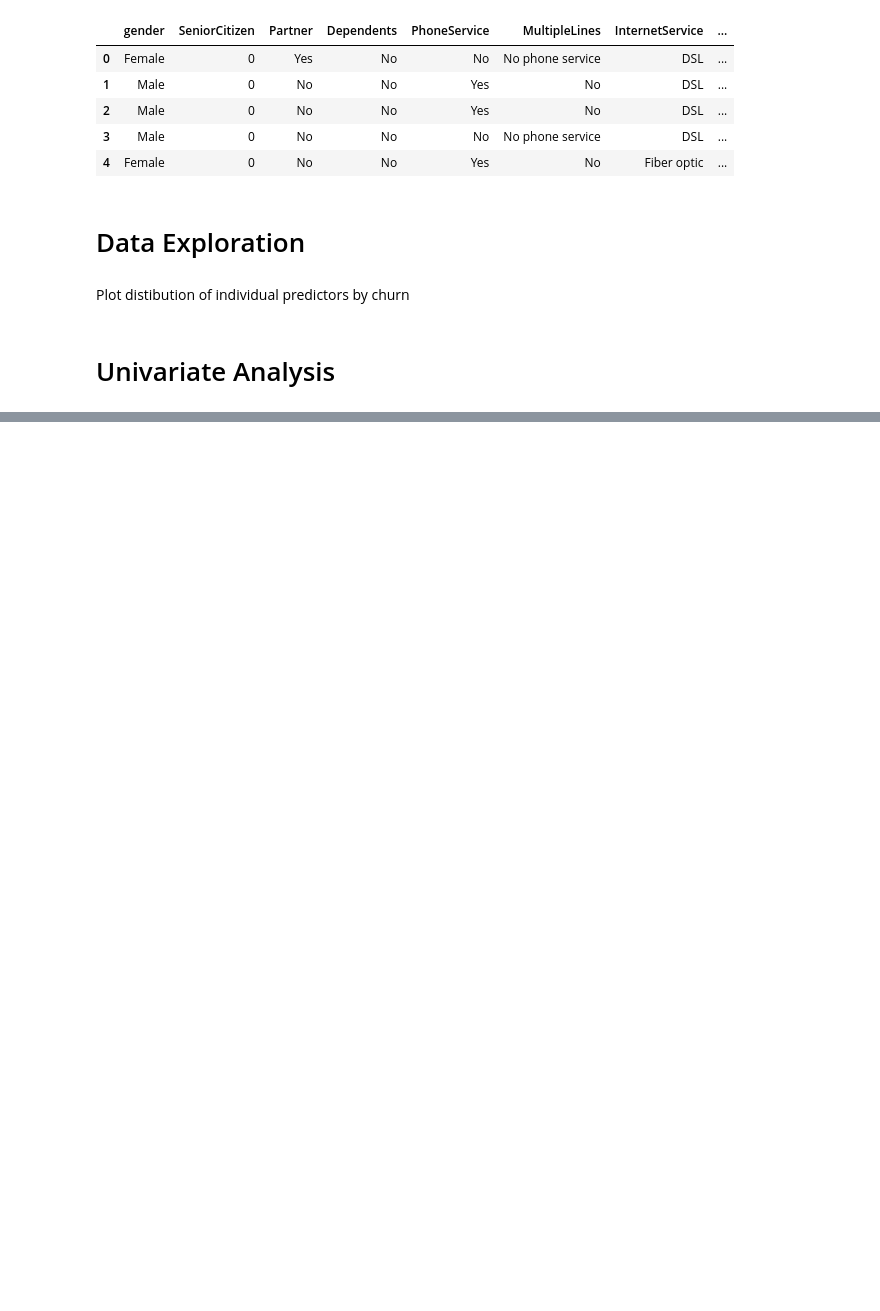
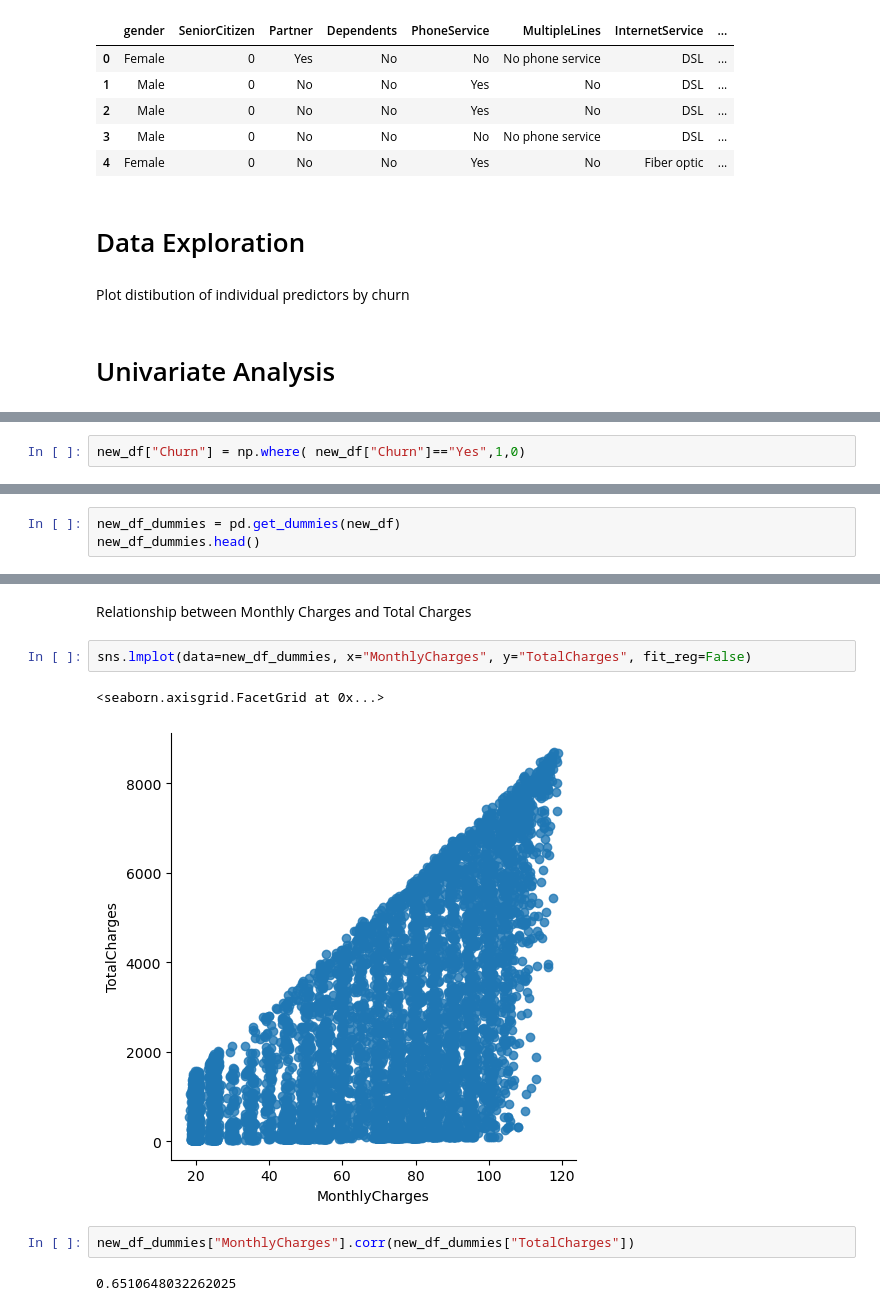
Before and after one commit to gshubham46/Churn-Analysis---EDA, a Jupyter notebook: Customer_Churn_Analysis.ipynb, the cells around one changed output, grey strips where cells are left out. Cells and saved outputs as stored; diff of their text form; blank space fills up the shorter version.

```diff
--- a/Customer_Churn_Analysis.ipynb
+++ b/Customer_Churn_Analysis.ipynb
@@ -292,0 +327,2 @@ for i, predictor in enumerate(new_df.drop(columns=['Churn', 'TotalCharges', 'Mon
+# %%
+new_df["Churn"] = np.where( new_df["Churn"]=="Yes",1,0)
@@ -292,0 +340,3 @@ for i, predictor in enumerate(new_df.drop(columns=['Churn', 'TotalCharges', 'Mon
+# %%
+new_df_dummies = pd.get_dummies(new_df)
+new_df_dummies.head()
@@ -292,0 +351,11 @@ for i, predictor in enumerate(new_df.drop(columns=['Churn', 'TotalCharges', 'Mon
+# %% [markdown]
+Relationship between Monthly Charges and Total Charges
+# %%
+sns.lmplot(data=new_df_dummies, x="MonthlyCharges", y="TotalCharges", fit_reg=False)
+# %% [output]
+<seaborn.axisgrid.FacetGrid at 0x...>
+[figure, added]
+# %%
+new_df_dummies["MonthlyCharges"].corr(new_df_dummies["TotalCharges"])
+# %% [output]
+0.6510648032262025
```
Also changed, not shown: parts of 15 cells of this notebook.
